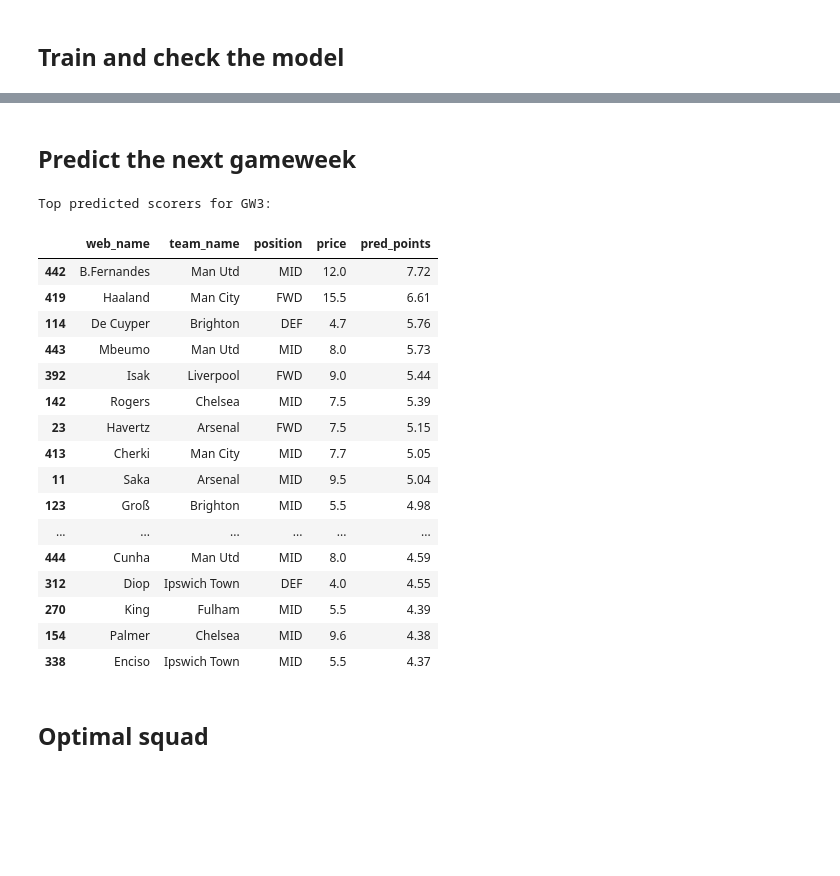
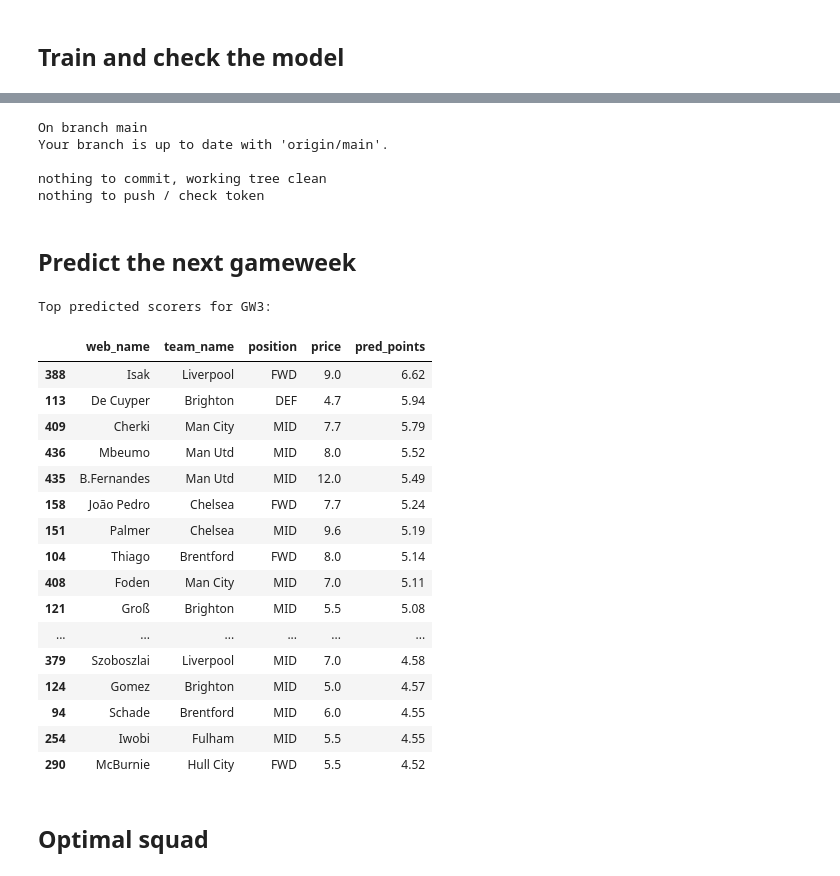
Before and after one commit to husainal1/fpl-predictor-app, a Jupyter notebook: Predicting_EPL_Player_Performance_2026_27.ipynb, the cells around one changed output, grey strips where cells are left out. Saved outputs shown, nothing was run; the diff lists cells and outputs as text; code cells hidden in the pictures; blank space fills up the shorter version.

```diff
--- a/Predicting_EPL_Player_Performance_2026_27.ipynb
+++ b/Predicting_EPL_Player_Performance_2026_27.ipynb
@@ -336,3 +336,24 @@ dtype: float32
+# %%
+from google.colab import userdata
+TOKEN  = userdata.get('GITHUB_TOKEN')
+REPO   = "husainal1/fpl-predictor-app"
+BRANCH = "main"
+
+start_model.save_model('fpl_start_model.json')
+pts_start_model.save_model('fpl_pts_start_model.json')
+
+!rm -rf _deploy && git clone -q https://{TOKEN}@github.com/{REPO}.git _deploy
+!cp fpl_start_model.json fpl_pts_start_model.json _deploy/backend/
+!cd _deploy && git config user.email "colab@local" && git config user.name "colab" \
+  && git add backend/fpl_start_model.json backend/fpl_pts_start_model.json \
+  && git commit -q -m "Update two-stage model files" \
+  && git push -q origin {BRANCH} && echo "PUSHED -> Render will redeploy" || echo "nothing to push / check token"
+# %% [output]
+On branch main
+Your branch is up to date with 'origin/main'.
+
+nothing to commit, working tree clean
+nothing to push / check token
 # %% [markdown]
 ## Predict the next gameweek
 # %%
@@ -385,50 +406,66 @@ def build_pred_rows():
         row["team_attack_z"], row["team_defence_z"] = ta, td
         row["opp_attack_z"],  row["opp_defence_z"]  = oa, od
         row["attack_vs_oppdef"] = ta - od
         row["def_vs_oppatt"]    = td - oa
         row["month"] = pd.Timestamp.utcnow().month
         for pos in VALID_POS: row[f"is_{pos}"] = int(p["position"] == pos)
         if p["name_key"] in r.index:                    # has PL history
             rr = r.loc[p["name_key"]]
             rr = rr.iloc[0] if isinstance(rr, pd.DataFrame) else rr
             for c in FORM_COLS:
                 if c in rr.index: row[c] = rr[c]
             row["is_new"] = 0
         else:                                           # new to the PL: cold start
             row["is_new"] = 1
         out.append(row)
     return pd.DataFrame(out)
 
 pred = build_pred_rows()
 for f in FEATURES:
     if f not in pred.columns: pred[f] = 0.0
 pred[FEATURES] = pred[FEATURES].apply(pd.to_numeric, errors="coerce").fillna(0.0)
-pred["pred_points"] = final_model.predict(pred[FEATURES])
+pred["p_start"] = start_model.predict_proba(pred[FEATURES])[:, 1]
+pred["pred_points"] = pred["p_start"] * pts_start_model.predict(pred[FEATURES])
 # unavailable players (injured/suspended) shouldn't be recommended
 pred.loc[players_now.set_index("player_id").reindex(pred["player_id"])["status"].values != "a", "pred_points"] *= 0.4
 
+# ---- set-piece / penalty bump ----
+def _sp_col(name):
+    return pd.to_numeric(elements[name], errors="coerce") if name in elements.columns else pd.Series([np.nan]*len(elements))
+def _sp_bump(pen, dfk, ck):
+    b = 0.0
+    if pen == 1: b += 0.20
+    elif pen == 2: b += 0.12
+    if dfk == 1: b += 0.08
+    if ck == 1: b += 0.06
+    return b
+_bump = {int(i): _sp_bump(pn, df, c) for i, pn, df, c in
+         zip(elements["id"], _sp_col("penalties_order"),
+             _sp_col("direct_freekicks_order"), _sp_col("corners_and_indirect_freekicks_order"))}
+pred["pred_points"] = [pp + (_bump.get(int(pid), 0.0) if pp > 1.5 else 0.0)
+                       for pp, pid in zip(pred["pred_points"], pred["player_id"])]
 show = pred.sort_values("pred_points", ascending=False)
 print(f"Top predicted scorers for GW{NEXT_GW}:")
 show[["web_name","team_name","position","price","pred_points"]].head(20).round(2)
 # %% [output]
 Top predicted scorers for GW3:
 |  | web_name | team_name | position | price | pred_points |
-| 442 | B.Fernandes | Man Utd | MID | 12.0 | 7.72 |
-| 419 | Haaland | Man City | FWD | 15.5 | 6.61 |
-| 114 | De Cuyper | Brighton | DEF | 4.7 | 5.76 |
-| 443 | Mbeumo | Man Utd | MID | 8.0 | 5.73 |
-| 392 | Isak | Liverpool | FWD | 9.0 | 5.44 |
-| 142 | Rogers | Chelsea | MID | 7.5 | 5.39 |
-| 23 | Havertz | Arsenal | FWD | 7.5 | 5.15 |
-| 413 | Cherki | Man City | MID | 7.7 | 5.05 |
-| 11 | Saka | Arsenal | MID | 9.5 | 5.04 |
-| 123 | Groß | Brighton | MID | 5.5 | 4.98 |
+| 388 | Isak | Liverpool | FWD | 9.0 | 6.62 |
+| 113 | De Cuyper | Brighton | DEF | 4.7 | 5.94 |
+| 409 | Cherki | Man City | MID | 7.7 | 5.79 |
+| 436 | Mbeumo | Man Utd | MID | 8.0 | 5.52 |
+| 435 | B.Fernandes | Man Utd | MID | 12.0 | 5.49 |
+| 158 | João Pedro | Chelsea | FWD | 7.7 | 5.24 |
+| 151 | Palmer | Chelsea | MID | 9.6 | 5.19 |
+| 104 | Thiago | Brentford | FWD | 8.0 | 5.14 |
+| 408 | Foden | Man City | MID | 7.0 | 5.11 |
+| 121 | Groß | Brighton | MID | 5.5 | 5.08 |
 | ... | ... | ... | ... | ... | ... |
-| 444 | Cunha | Man Utd | MID | 8.0 | 4.59 |
-| 312 | Diop | Ipswich Town | DEF | 4.0 | 4.55 |
-| 270 | King | Fulham | MID | 5.5 | 4.39 |
-| 154 | Palmer | Chelsea | MID | 9.6 | 4.38 |
-| 338 | Enciso | Ipswich Town | MID | 5.5 | 4.37 |
+| 379 | Szoboszlai | Liverpool | MID | 7.0 | 4.58 |
+| 124 | Gomez | Brighton | MID | 5.0 | 4.57 |
+| 94 | Schade | Brentford | MID | 6.0 | 4.55 |
+| 254 | Iwobi | Fulham | MID | 5.5 | 4.55 |
+| 290 | McBurnie | Hull City | FWD | 5.5 | 4.52 |
 # %% [markdown]
 
 ## Optimal squad
```
Also changed, not shown: parts of 9 cells of this notebook.
